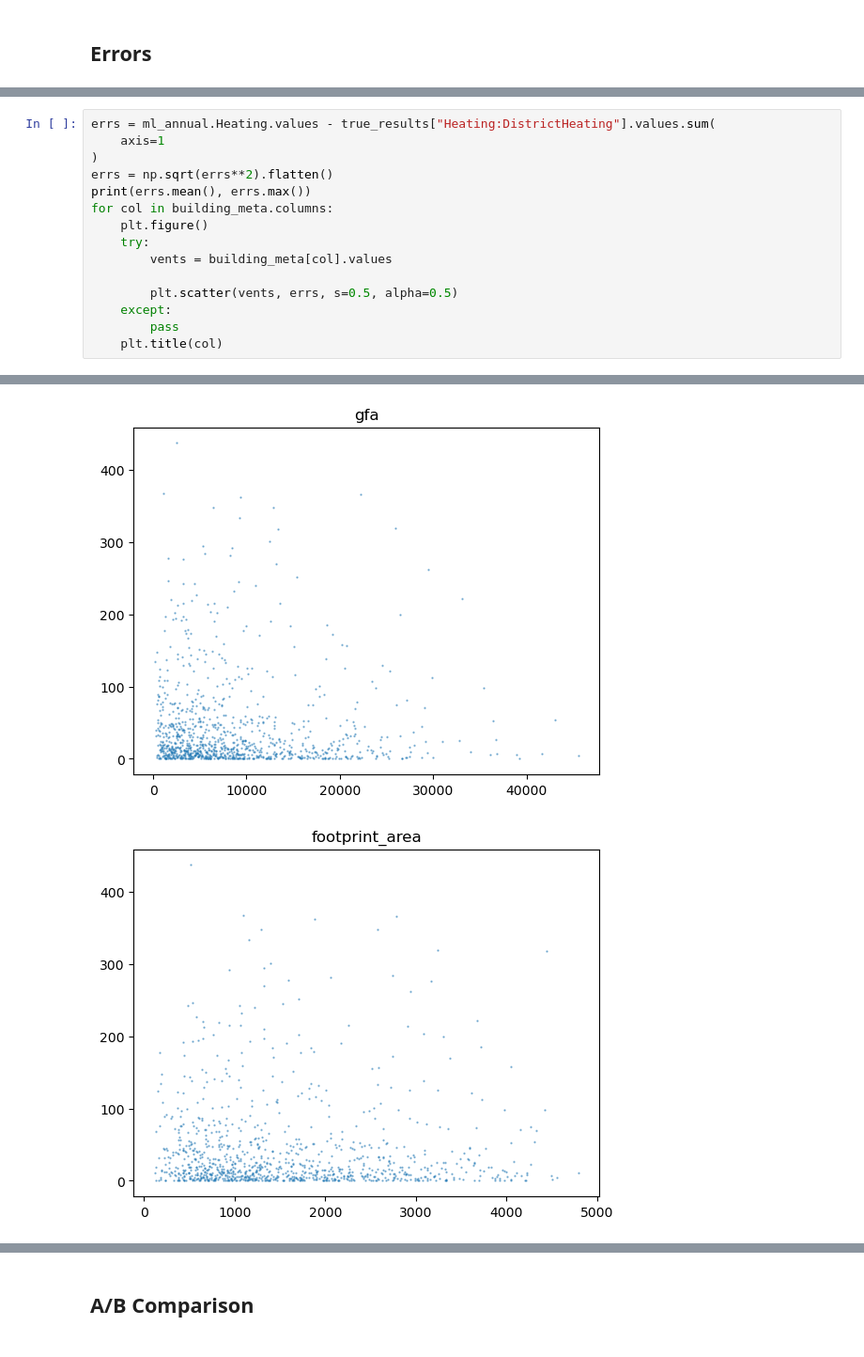
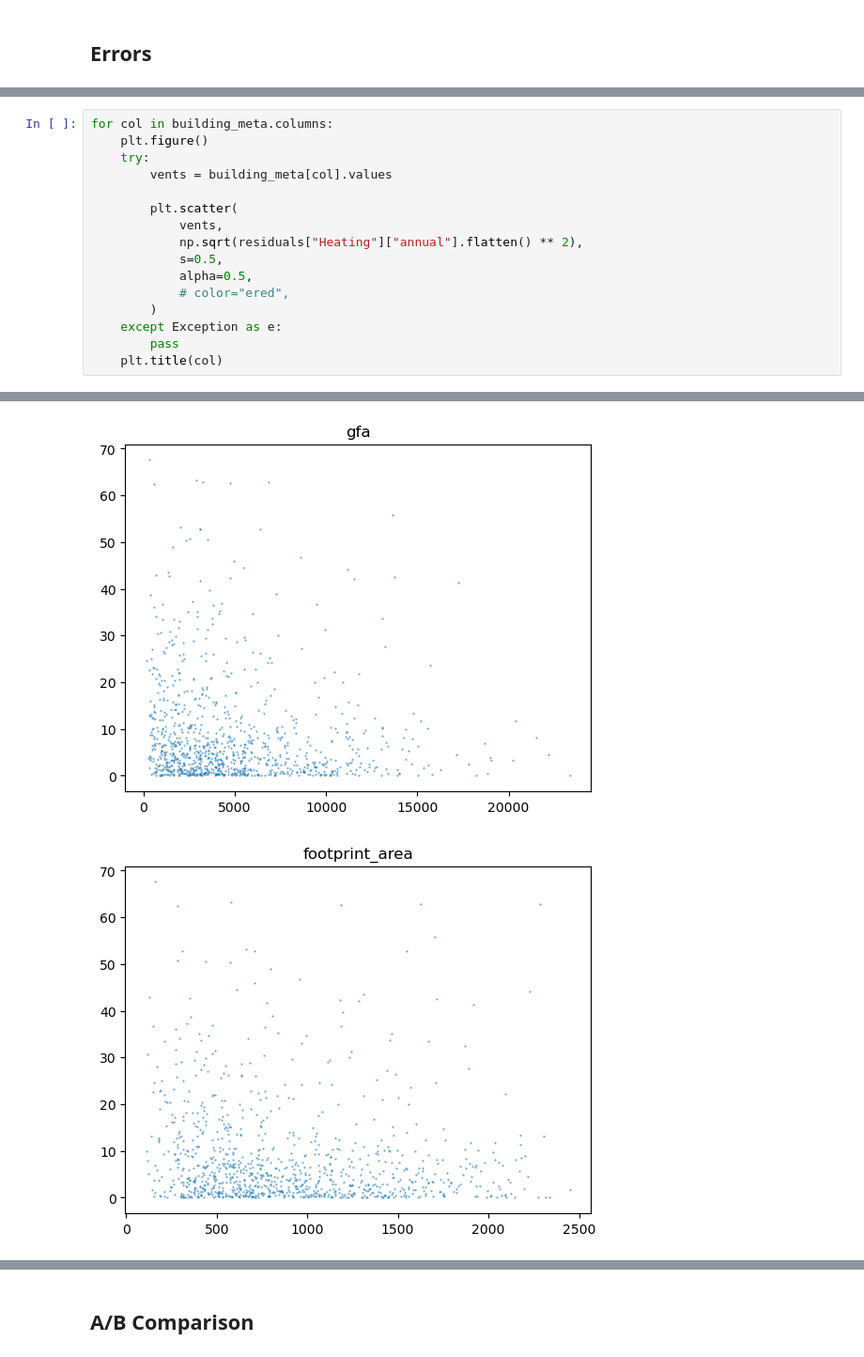
Before and after one commit to szvsw/ml-for-building-energy-modeling, a Jupyter notebook: ml-for-bem/notebooks/validate.ipynb, the cells around one changed output, grey strips where cells are left out. Shown at 94% size. Drawn from its saved outputs; the diff is of its cells as text.

```diff
--- a/ml-for-bem/notebooks/validate.ipynb
+++ b/ml-for-bem/notebooks/validate.ipynb
@@ -471,16 +501,17 @@ fig.tight_layout()
 # %%
-errs = ml_annual.Heating.values - true_results["Heating:DistrictHeating"].values.sum(
-    axis=1
-)
-errs = np.sqrt(errs**2).flatten()
-print(errs.mean(), errs.max())
 for col in building_meta.columns:
     plt.figure()
     try:
         vents = building_meta[col].values
 
-        plt.scatter(vents, errs, s=0.5, alpha=0.5)
-    except:
+        plt.scatter(
+            vents,
+            np.sqrt(residuals["Heating"]["annual"].flatten() ** 2),
+            s=0.5,
+            alpha=0.5,
+            # color="ered",
+        )
+    except Exception as e:
         pass
     plt.title(col)
 # %% [output]
@@ -489,2 +519,2 @@ for col in building_meta.columns:
-[figure, old version]
+[figure, new version]
-[figure, old version]
+[figure, new version]
```
Also changed, not shown: parts of 12 cells of this notebook, 2 other files.
